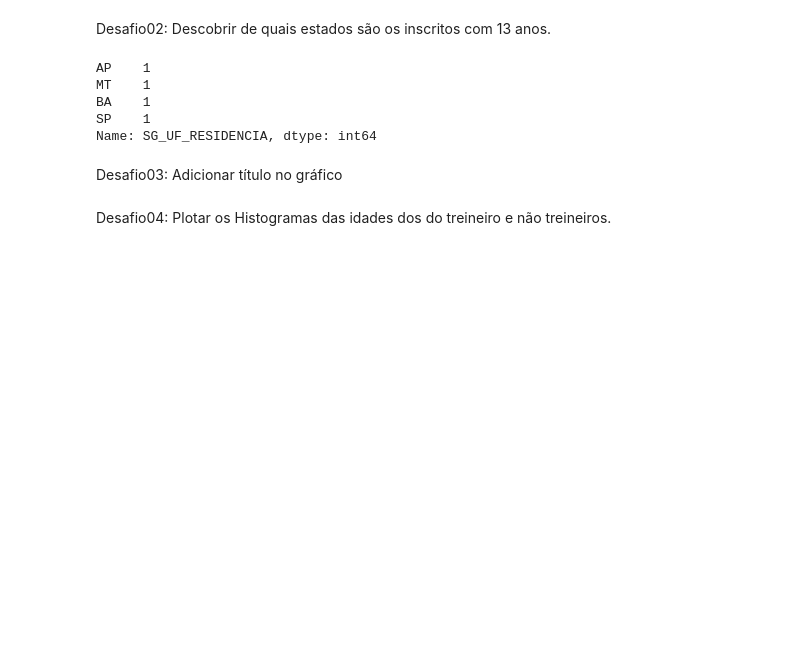
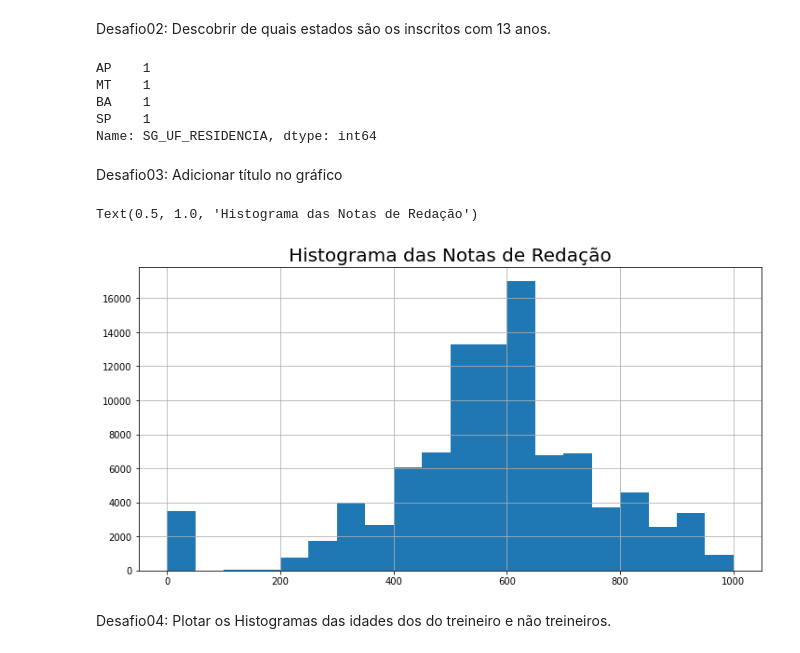
Before and after one commit to nickvgs/imers-o_dados_2020_alura_2ed, a Jupyter notebook: Desafios_Aula01.ipynb, the cells around one changed output. Cells and saved outputs as stored; diff of their text form; code cells hidden in the pictures; blank space fills up the shorter version.

```diff
--- a/Desafios_Aula01.ipynb
+++ b/Desafios_Aula01.ipynb
@@ -45,5 +52,11 @@ SP    1
 Name: SG_UF_RESIDENCIA, dtype: int64
 # %% [markdown]
 Desafio03: Adicionar título no gráfico
+# %%
+#histograma das notas de redação e definição de titulo
+dados['NU_NOTA_REDACAO'].hist(bins=20, figsize=(12,6)).set_title('Histograma das Notas de Redação', fontsize=20)
+# %% [output]
+Text(0.5, 1.0, 'Histograma das Notas de Redação')
+[figure, added]
 # %% [markdown]
 Desafio04: Plotar os Histogramas das idades dos do treineiro e não treineiros.
```
Also changed, not shown: parts of 2 cells of this notebook.
